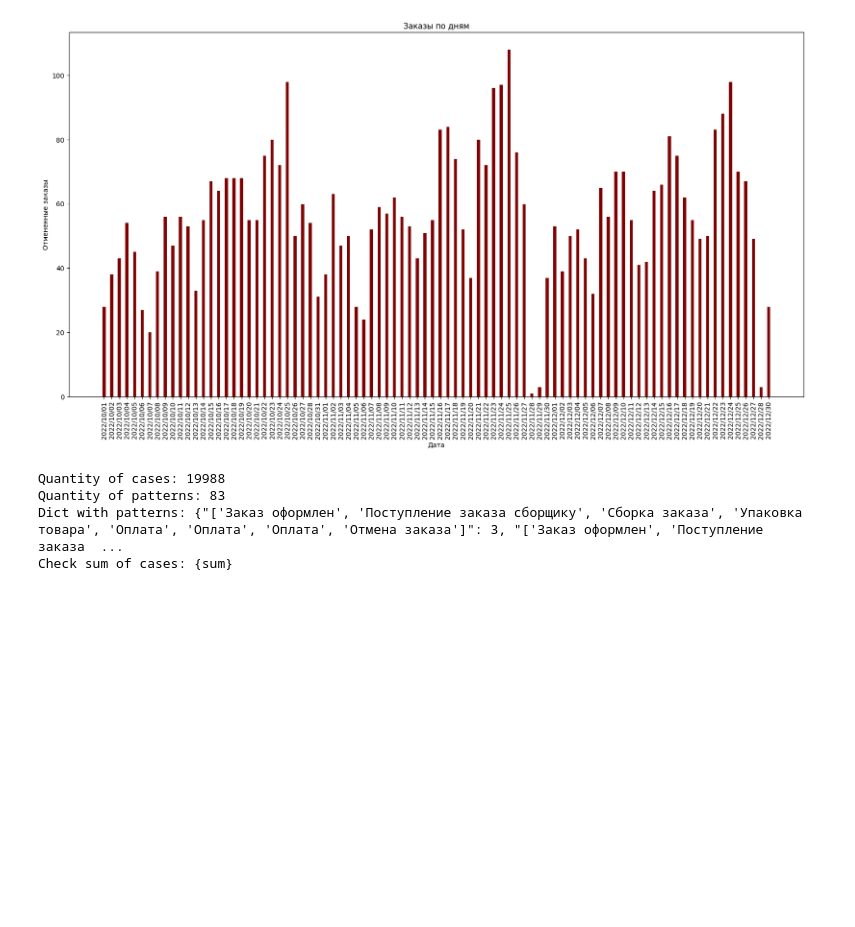
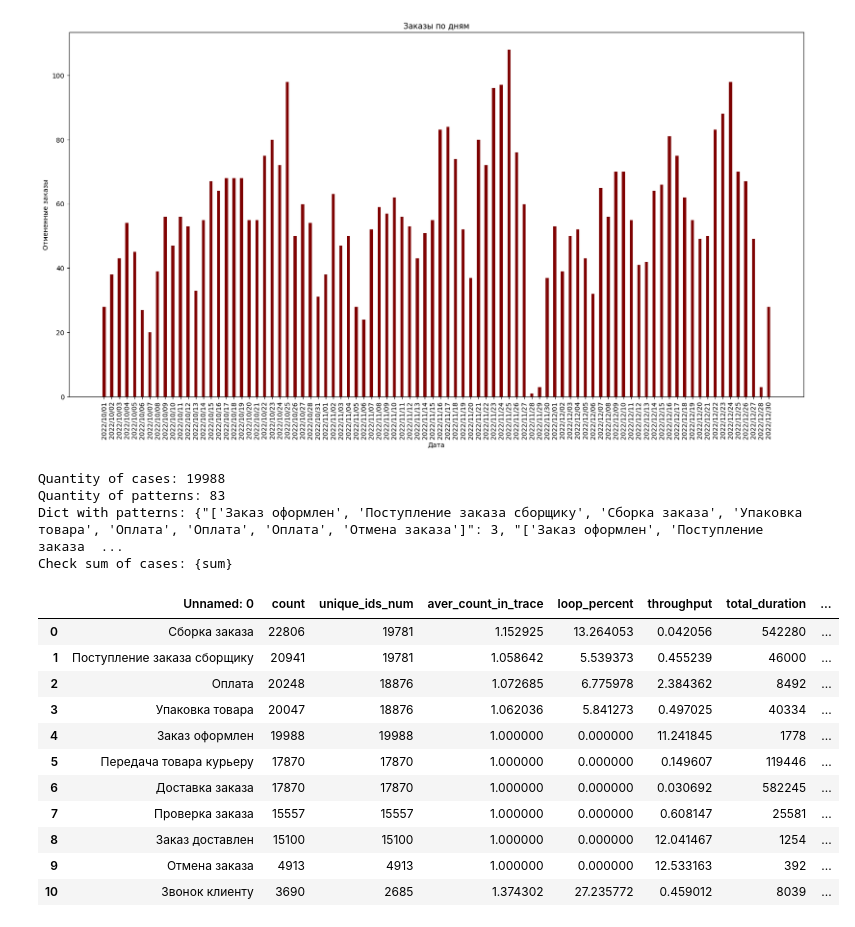
Before and after one commit to Sibonji/SPARTA, a Jupyter notebook: work.ipynb, the cells around one changed output. Cells and saved outputs as stored; diff of their text form; code cells hidden in the pictures; blank space fills up the shorter version.

```diff
--- a/work.ipynb
+++ b/work.ipynb
@@ -150,0 +156,15 @@ Check sum of cases: {sum}
+# %%
+df
+# %% [output]
+|  | Unnamed: 0 | count | unique_ids_num | aver_count_in_trace | loop_percent | throughput | total_duration | ... |
+| 0 | Сборка заказа | 22806 | 19781 | 1.152925 | 13.264053 | 0.042056 | 542280 | ... |
+| 1 | Поступление заказа сборщику | 20941 | 19781 | 1.058642 | 5.539373 | 0.455239 | 46000 | ... |
+| 2 | Оплата | 20248 | 18876 | 1.072685 | 6.775978 | 2.384362 | 8492 | ... |
+| 3 | Упаковка товара | 20047 | 18876 | 1.062036 | 5.841273 | 0.497025 | 40334 | ... |
+| 4 | Заказ оформлен | 19988 | 19988 | 1.000000 | 0.000000 | 11.241845 | 1778 | ... |
+| 5 | Передача товара курьеру | 17870 | 17870 | 1.000000 | 0.000000 | 0.149607 | 119446 | ... |
+| 6 | Доставка заказа | 17870 | 17870 | 1.000000 | 0.000000 | 0.030692 | 582245 | ... |
+| 7 | Проверка заказа | 15557 | 15557 | 1.000000 | 0.000000 | 0.608147 | 25581 | ... |
+| 8 | Заказ доставлен | 15100 | 15100 | 1.000000 | 0.000000 | 12.041467 | 1254 | ... |
+| 9 | Отмена заказа | 4913 | 4913 | 1.000000 | 0.000000 | 12.533163 | 392 | ... |
+| 10 | Звонок клиенту | 3690 | 2685 | 1.374302 | 27.235772 | 0.459012 | 8039 | ... |
```
Also changed, not shown: parts of 5 cells of this notebook.
